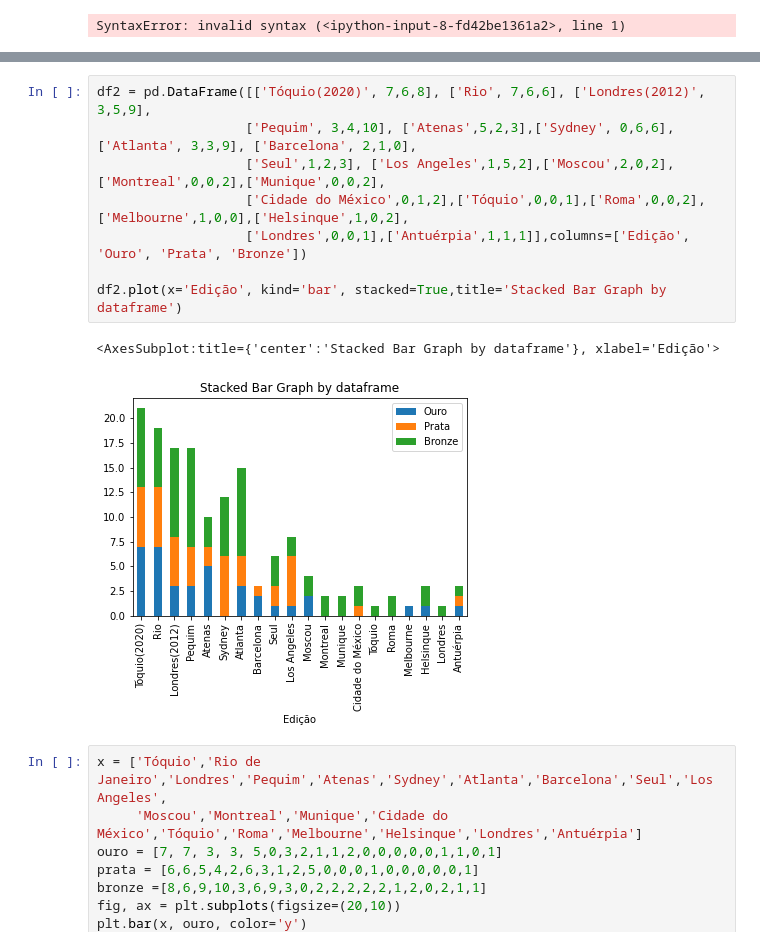
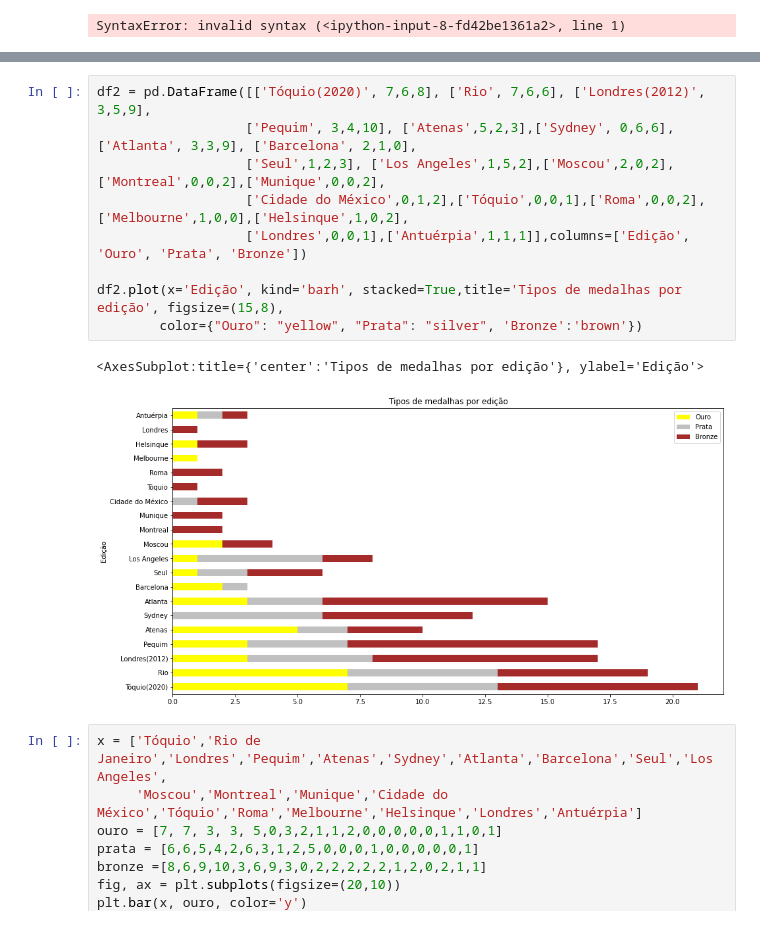
Before and after one commit to brunabellini/Projeto_Olimpiadas, a Jupyter notebook: olimpiada.ipynb, the cells around one changed output, grey strips where cells are left out. Cells and saved outputs as stored; diff of their text form.

Commit message:
Tipo de medalha - Gráfico

```diff
--- a/olimpiada.ipynb
+++ b/olimpiada.ipynb
@@ -115,14 +94,15 @@ ValueError: shape mismatch: objects cannot be broadcast to a single shape
 # %%
 df2 = pd.DataFrame([['Tóquio(2020)', 7,6,8], ['Rio', 7,6,6], ['Londres(2012)', 3,5,9],
                    ['Pequim', 3,4,10], ['Atenas',5,2,3],['Sydney', 0,6,6], ['Atlanta', 3,3,9], ['Barcelona', 2,1,0],
                    ['Seul',1,2,3], ['Los Angeles',1,5,2],['Moscou',2,0,2],['Montreal',0,0,2],['Munique',0,0,2],
                    ['Cidade do México',0,1,2],['Tóquio',0,0,1],['Roma',0,0,2],['Melbourne',1,0,0],['Helsinque',1,0,2],
                    ['Londres',0,0,1],['Antuérpia',1,1,1]],columns=['Edição', 'Ouro', 'Prata', 'Bronze'])
 
-df2.plot(x='Edição', kind='bar', stacked=True,title='Stacked Bar Graph by dataframe')
+df2.plot(x='Edição', kind='barh', stacked=True,title='Tipos de medalhas por edição', figsize=(15,8),
+        color={"Ouro": "yellow", "Prata": "silver", 'Bronze':'brown'})
 # %% [output]
-<AxesSubplot:title={'center':'Stacked Bar Graph by dataframe'}, xlabel='Edição'>
+<AxesSubplot:title={'center':'Tipos de medalhas por edição'}, ylabel='Edição'>
-[figure, old version]
+[figure, new version]
 # %%
 x = ['Tóquio','Rio de Janeiro','Londres','Pequim','Atenas','Sydney','Atlanta','Barcelona','Seul','Los Angeles',
      'Moscou','Montreal','Munique','Cidade do México','Tóquio','Roma','Melbourne','Helsinque','Londres','Antuérpia']
```
Also changed, not shown: parts of 1 cell of this notebook.
